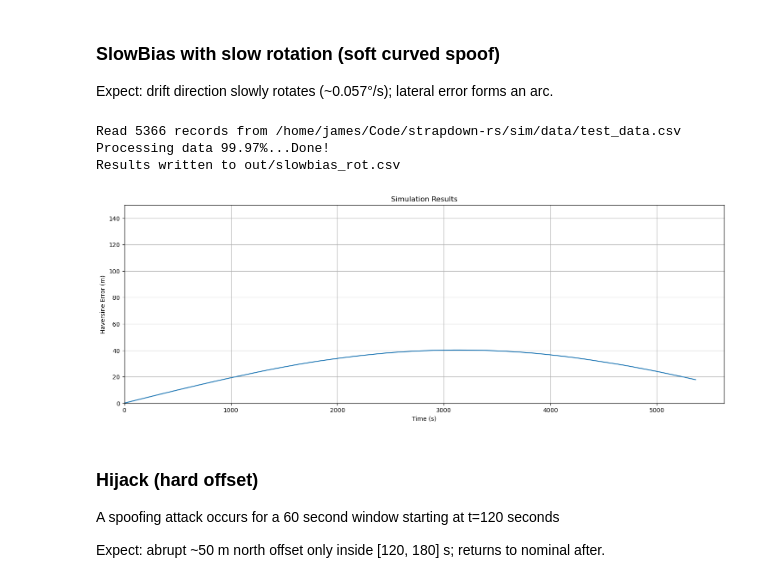
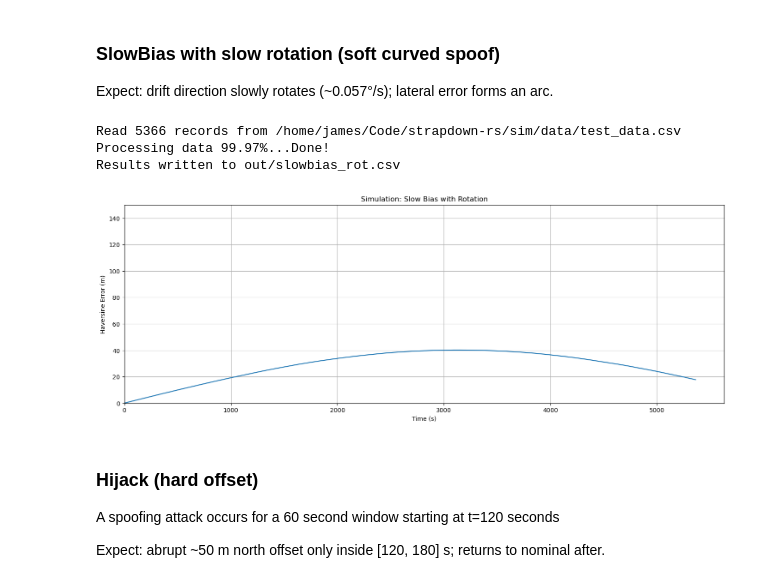
Before and after one commit to jbrodovsky/strapdown-rs, a Jupyter notebook: examples/strapdown-sim/strapdown-sim.ipynb, the cells around one changed output. Cells and saved outputs as stored; diff of their text form; code cells hidden in the pictures.

```diff
--- a/examples/strapdown-sim/strapdown-sim.ipynb
+++ b/examples/strapdown-sim/strapdown-sim.ipynb
@@ -148,21 +206,17 @@ Expect: drift direction slowly rotates (~0.057°/s); lateral error forms an arc.
 # %%
 run([find_strapdown_bin(), "-i", ROOT.parents[1].joinpath("sim", "data", "test_data.csv"), "-o", "out/slowbias_rot.csv", "closed-loop",
   "--sched", "passthrough",
   "--fault", "slowbias", "--drift-n-mps", "0.02", "--drift-e-mps", "0.00", "--q-bias", "5e-6", "--rotate-omega-rps", "1e-3",
   "--seed", "42"
 ])
 
-# !target/release/strapdown -i core/data/test_data.csv -o out/slowbias_rot.csv closed-loop\
-#   --sched passthrough \
-#   --fault slowbias --drift-n-mps 0.02 --drift-e-mps 0.00 --q-bias 5e-7 --rotate-omega-rps 1e-3 \
-#   --seed 42
-
-plot_results("slowbias_rot")
+fig = plot_results("slowbias_rot", "Slow Bias with Rotation")
+fig.savefig(ROOT.joinpath("out", "slowbias_rot_performance.png"), dpi=300)
 # %% [output]
 Read 5366 records from /home/james/Code/strapdown-rs/sim/data/test_data.csv
 Processing data 99.97%...Done!
 Results written to out/slowbias_rot.csv
-[figure, old version]
+[figure, new version]
 # %% [markdown]
 ### Hijack (hard offset)
 
```
Also changed, not shown: parts of 16 cells of this notebook, 45 other files.
